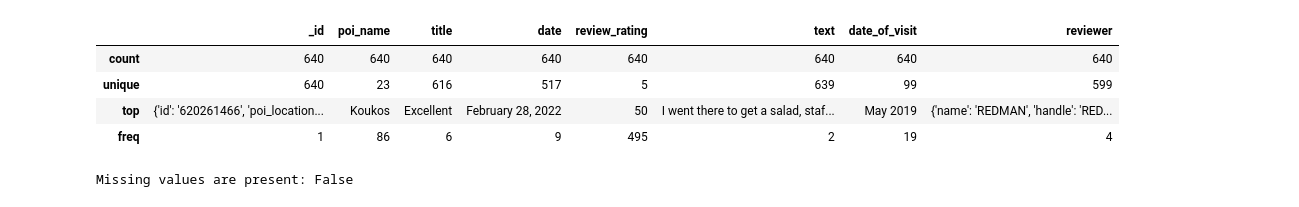
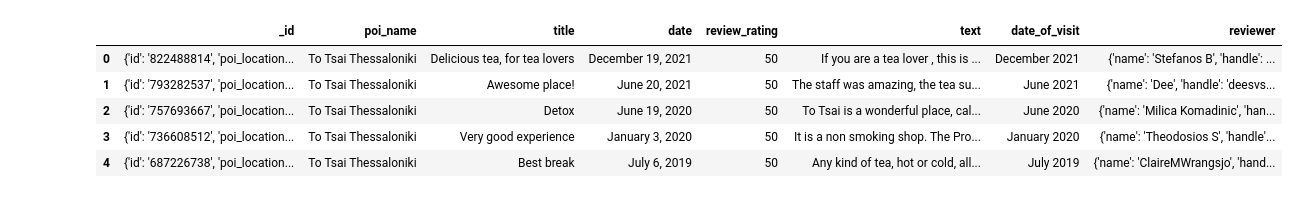
Before and after one commit to MnAppsNet/Web-Scraping-Tutorial, a Jupyter notebook: User_Profiling.ipynb, the cells around one changed output. Saved outputs shown, nothing was run; the diff lists cells and outputs as text; code cells hidden in the pictures.

```diff
--- a/User_Profiling.ipynb
+++ b/User_Profiling.ipynb
@@ -7,17 +31,14 @@ db = client.trip_advisor
 collection = db.reviews
 df = pd.DataFrame(list(collection.find()))
 # %%
-df.describe()
+df.head()
 # %% [output]
 |  | _id | poi_name | title | date | review_rating | text | date_of_visit | reviewer |
-| count | 640 | 640 | 640 | 640 | 640 | 640 | 640 | 640 |
-| unique | 640 | 23 | 616 | 517 | 5 | 639 | 99 | 599 |
-| top | {'id': '620261466', 'poi_location... | Koukos | Excellent | February 28, 2022 | 50 | I went there to get a salad, staf... | May 2019 | {'name': 'REDMAN', 'handle': 'RED... |
-| freq | 1 | 86 | 6 | 9 | 495 | 2 | 19 | 4 |
+| 0 | {'id': '822488814', 'poi_location... | To Tsai Thessaloniki | Delicious tea, for tea lovers | December 19, 2021 | 50 | If you are a tea lover , this is ... | December 2021 | {'name': 'Stefanos B', 'handle': ... |
+| 1 | {'id': '793282537', 'poi_location... | To Tsai Thessaloniki | Awesome place! | June 20, 2021 | 50 | The staff was amazing, the tea su... | June 2021 | {'name': 'Dee', 'handle': 'deesvs... |
+| 2 | {'id': '757693667', 'poi_location... | To Tsai Thessaloniki | Detox | June 19, 2020 | 50 | To Tsai is a wonderful place, cal... | June 2020 | {'name': 'Milica Komadinic', 'han... |
+| 3 | {'id': '736608512', 'poi_location... | To Tsai Thessaloniki | Very good experience | January 3, 2020 | 50 | It is a non smoking shop. The Pro... | January 2020 | {'name': 'Theodosios S', 'handle'... |
+| 4 | {'id': '687226738', 'poi_location... | To Tsai Thessaloniki | Best break | July 6, 2019 | 50 | Any kind of tea, hot or cold, all... | July 2019 | {'name': 'ClaireMWrangsjo', 'hand... |
-# %%
-print(f"Missing values are present: {df.isnull().sum().any()}")
-# %% [output]
-Missing values are present: False
 # %%
 # Create subset of users with age group info
 age_subset = []
```
Also changed, not shown: parts of 12 cells of this notebook.
